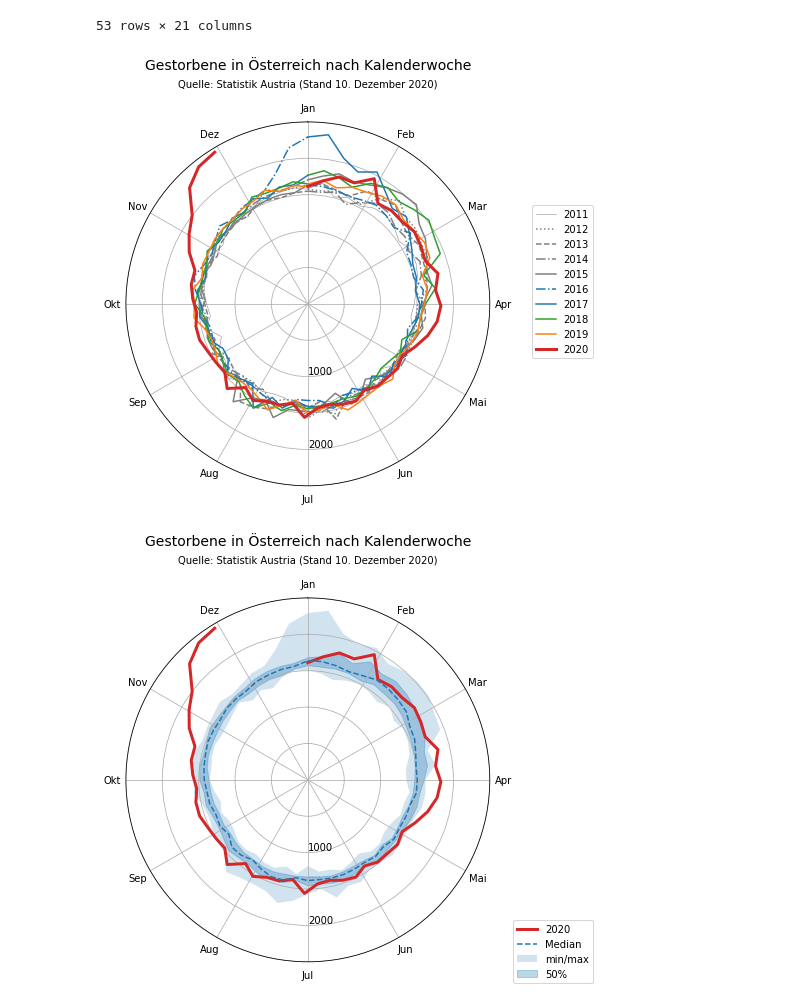
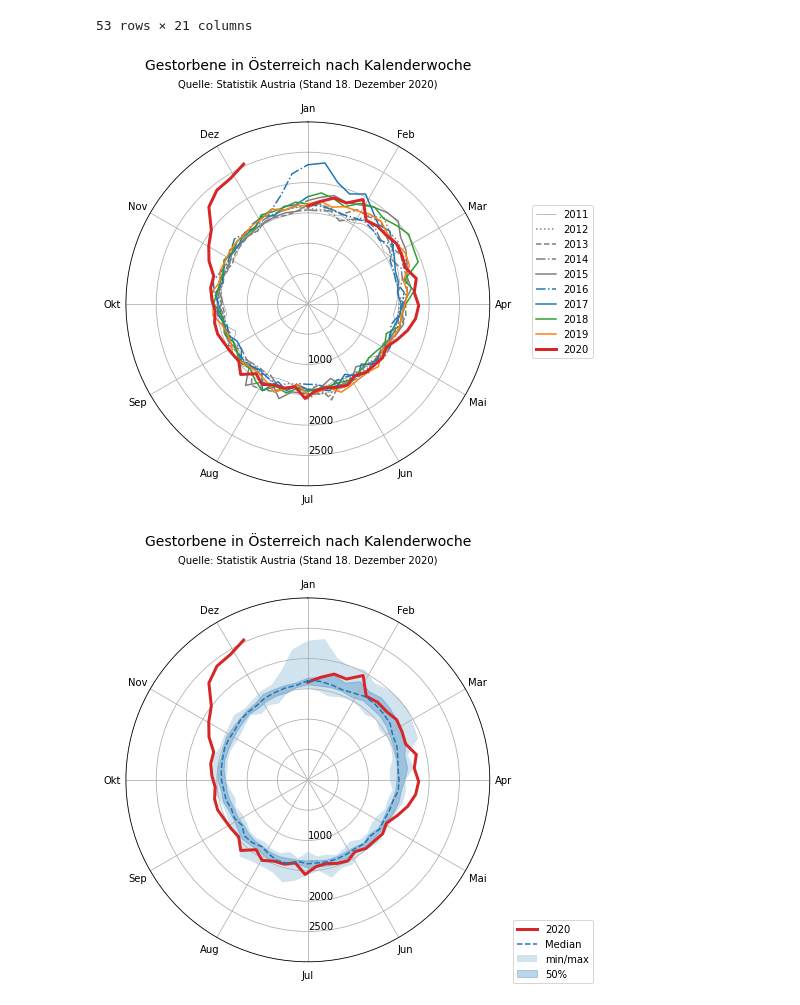
Before and after one commit to attoPascal/statistik-austria-sterblichkeit, a Jupyter notebook: sterblichkeit.ipynb, the cells around one changed output. Cells and saved outputs as stored; diff of their text form; code cells hidden in the pictures.

```diff
--- a/sterblichkeit.ipynb
+++ b/sterblichkeit.ipynb
@@ -94,7 +94,7 @@ def setup_polar_plot(figsize=(8, 6), constrained_layout=True):
     ax.set_xticklabels(months)
 
     ax.set_rlabel_position(180)
-    ax.set_yticklabels(['', '1000', '', '2000', ''])
+    ax.set_yticklabels(['', '1000', '', '2000', '2500'])
 
     return fig, ax
 
@@ -123,15 +123,15 @@ plot_year(ax, 2018, color='tab:green')
 plot_year(ax, 2019, color='tab:orange')
 plot_year(ax, 2020, color='tab:red', linewidth=3)
 
-ax.set_rmax(2500)
+ax.set_rmax(3000)
 fig.legend(loc='center right')
 
 fig.suptitle("Gestorbene in Österreich nach Kalenderwoche", fontsize=14, y=1.04)
-ax.set_title("Quelle: Statistik Austria (Stand 10. Dezember 2020)", fontsize=10, y=1.08)
+ax.set_title("Quelle: Statistik Austria (Stand 18. Dezember 2020)", fontsize=10, y=1.08)
 
 plt.savefig('gestorbene.png', dpi=300, bbox_inches='tight', facecolor='white')
 # %% [output]
-[figure, old version]
+[figure, new version]
 # %%
 years = deaths_per_year.iloc[:, :-1] # excluding 2020
 
@@ -144,36 +144,36 @@ median[53] = median[1]
 min = years.min(axis=1)
 min[53] = min[1]
 
 max = years.max(axis=1)
 max[53] = max[1]
 
 q25 = deaths_per_year.quantile(0.25, axis=1).astype(float)
 q25[53] = q25[1]
 
 q75 = deaths_per_year.quantile(0.75, axis=1).astype(float)
 q75[53] = q75[1]
 
 fig, ax = setup_polar_plot()
 
 # ax.plot(np.linspace(0, 2*np.pi, len(mean)), mean, label="5y mean")
 # ax.plot(np.linspace(0, 2*np.pi, len(data_for_year(2019))), data_for_year(2019), label="2019")
 
 ax.fill_between(np.linspace(0, 2*np.pi, len(min)), min, max, alpha=0.2, label="min/max")
 ax.fill_between(np.linspace(0, 2*np.pi, len(q25)), q25, q75, alpha=0.3, label="50%", color='tab:blue')
 
 plot_year(ax, 2020, color='tab:red', linewidth=3)
 ax.plot(np.linspace(0, 2*np.pi, len(median)), median, label="Median", linestyle='dashed')
 
 
-ax.set_rmax(2500)
+ax.set_rmax(3000)
 fig.legend(loc='lower right')
 
 fig.suptitle(f"Gestorbene in Österreich nach Kalenderwoche", fontsize=14, y=1.04)
-ax.set_title("Quelle: Statistik Austria (Stand 10. Dezember 2020)", fontsize=10, y=1.08)
+ax.set_title("Quelle: Statistik Austria (Stand 18. Dezember 2020)", fontsize=10, y=1.08)
 
 plt.savefig('median.png', dpi=300, bbox_inches='tight', facecolor='white')
 # %% [output]
-[figure, old version]
+[figure, new version]
 # %%
 fig, ax = setup_polar_plot(figsize=(6, 6.2), constrained_layout=False)
 
```
Also changed, not shown: parts of 3 cells of this notebook, 5 other files.
